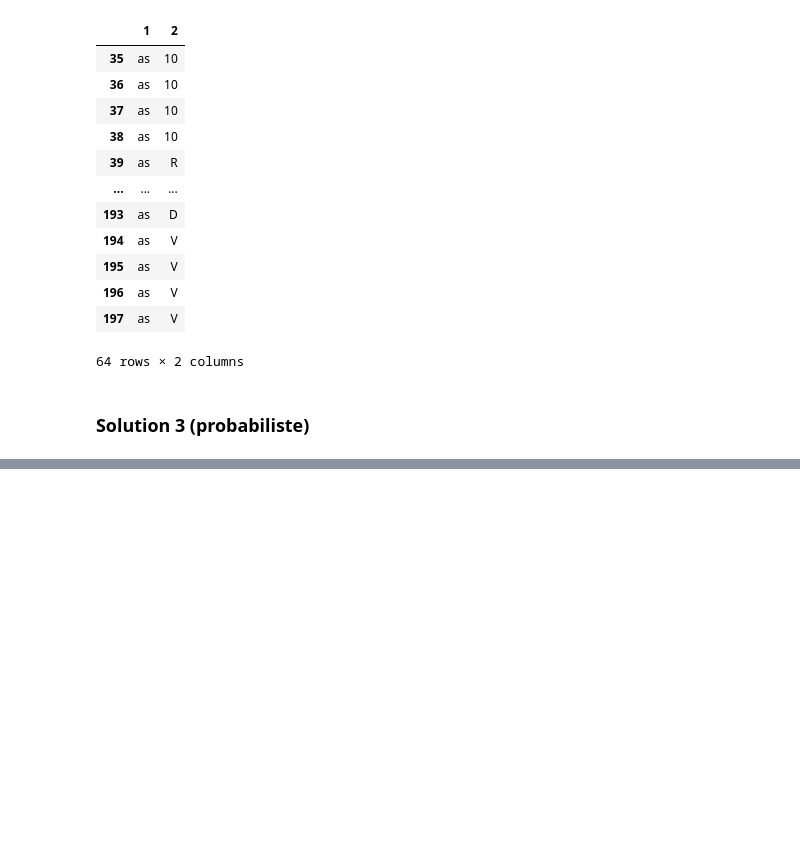
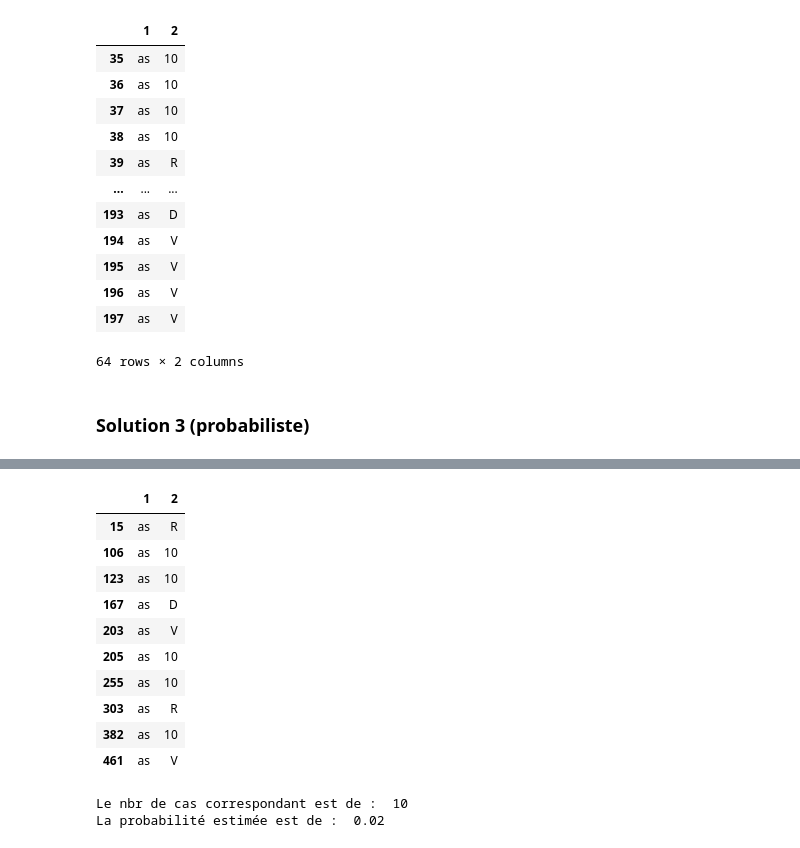
Before and after one commit to Tigason509/TP1proba, a Jupyter notebook: TP1.ipynb, the cells around one changed output, grey strips where cells are left out. Saved outputs shown, nothing was run; the diff lists cells and outputs as text; code cells hidden in the pictures; blank space fills up the shorter version.

```diff
--- a/TP1.ipynb
+++ b/TP1.ipynb
@@ -110,0 +171,21 @@ AttributeError: 'numpy.random._generator.Generator' object has no attribute 'per
+# %%
+res = comb_2[(comb_2[1] == 'as') &  (comb_2[2].isin(['D', 'V', 'R', '10']))]
+res
+# %% [output]
+|  | 1 | 2 |
+| 15 | as | R |
+| 106 | as | 10 |
+| 123 | as | 10 |
+| 167 | as | D |
+| 203 | as | V |
+| 205 | as | 10 |
+| 255 | as | 10 |
+| 303 | as | R |
+| 382 | as | 10 |
+| 461 | as | V |
+# %%
+print("Le nbr de cas correspondant est de : ", len(res))
+print("La probabilité estimée est de : ", len(res) / nb_rep)
+# %% [output]
+Le nbr de cas correspondant est de :  10
+La probabilité estimée est de :  0.02
```
Also changed, not shown: parts of 7 cells of this notebook, 1 other file.
